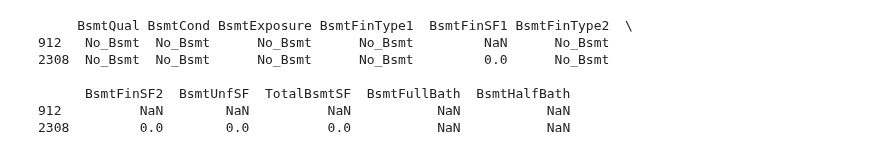
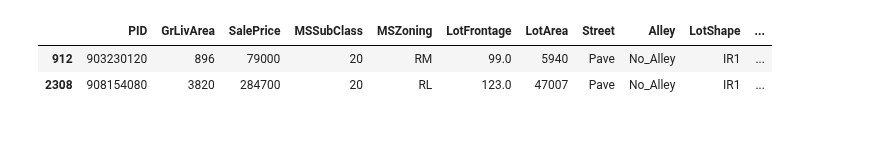
Before and after one commit to jasonphillip/Ames_Housing_ML_Project, a Jupyter notebook: preprocessing_JP.ipynb, the cells around one changed output. Drawn from its saved outputs; the diff is of its cells as text; code cells hidden in the pictures.

```diff
--- a/preprocessing_JP.ipynb
+++ b/preprocessing_JP.ipynb
@@ -231,30 +206,19 @@ housing['GarageYrBlt'] = housing['GarageYrBlt'].fillna(-1)
 # %% [output]
 [interactive output not drawn]
 # %%
-# taking a look at the rows where NA is present for basement features
-bsmt_Na = housing.loc[
+# Taking a look at the rows where NA is present for any Basement features
+housing.loc[
     housing["BsmtFullBath"].isna()
     | housing["BsmtHalfBath"].isna()
     | housing["BsmtFinSF1"].isna()
     | housing["BsmtFinSF2"].isna()
     | housing["BsmtUnfSF"].isna()
     | housing["TotalBsmtSF"].isna()
 ]
-
-
-# Filter the columns that have 'Bsmt' in their name
-print(bsmt_Na.filter(regex="Bsmt"))
-
-
-# taking a look at the rows where NA is present for garage features
 # %% [output]
-     BsmtQual BsmtCond BsmtExposure BsmtFinType1  BsmtFinSF1 BsmtFinType2  \
-912   No_Bsmt  No_Bsmt      No_Bsmt      No_Bsmt         NaN      No_Bsmt
-2308  No_Bsmt  No_Bsmt      No_Bsmt      No_Bsmt         0.0      No_Bsmt
-
-      BsmtFinSF2  BsmtUnfSF  TotalBsmtSF  BsmtFullBath  BsmtHalfBath
-912          NaN        NaN          NaN           NaN           NaN
-2308         0.0        0.0          0.0           NaN           NaN
+|  | PID | GrLivArea | SalePrice | MSSubClass | MSZoning | LotFrontage | LotArea | Street | Alley | LotShape | ... |
+| 912 | 903230120 | 896 | 79000 | 20 | RM | 99.0 | 5940 | Pave | No_Alley | IR1 | ... |
+| 2308 | 908154080 | 3820 | 284700 | 20 | RL | 123.0 | 47007 | Pave | No_Alley | IR1 | ... |
 [interactive output not drawn]
 # %%
 # Replacing the missing value with zero since there is no basement  in these rows
```
Also changed, not shown: parts of 33 cells of this notebook, 7 other files.
